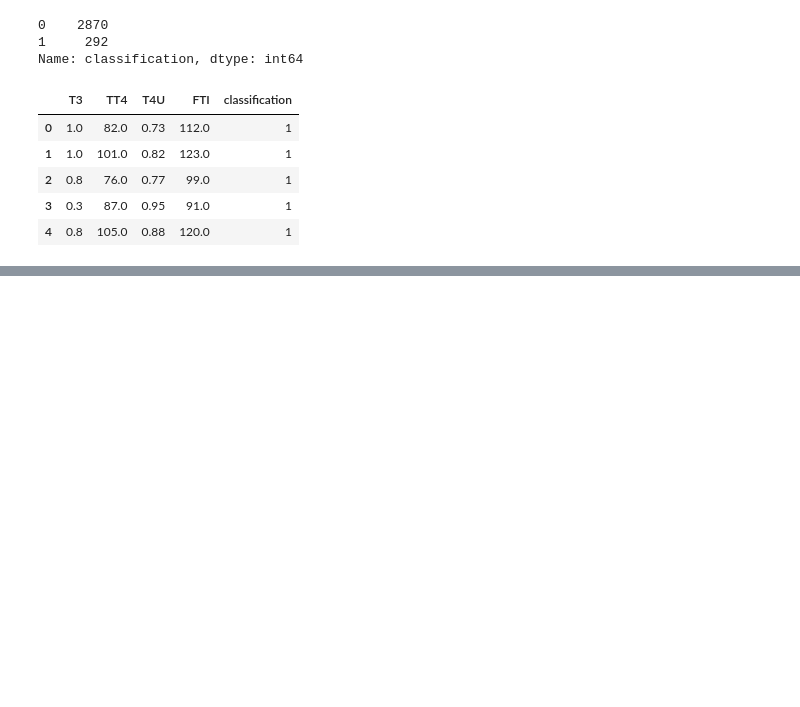
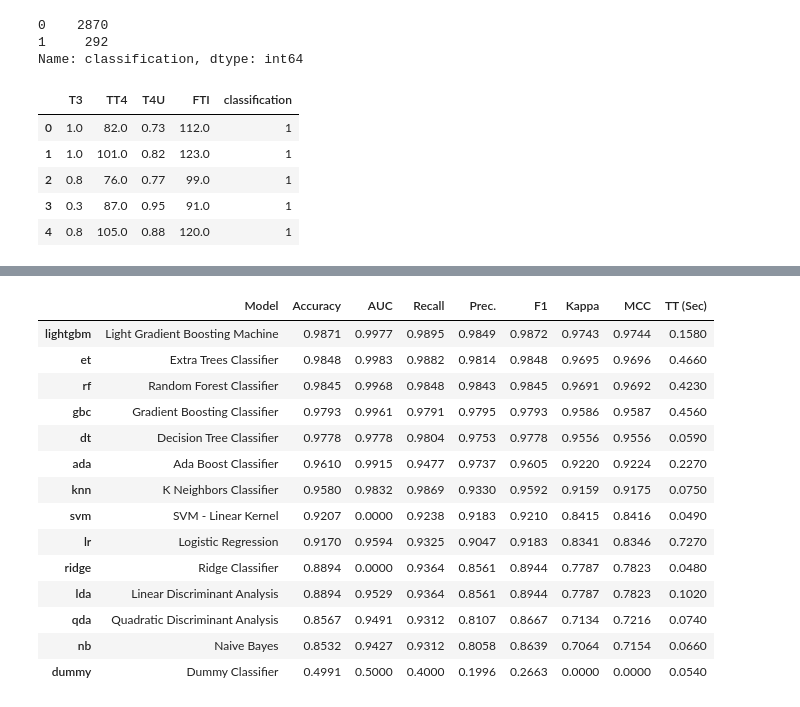
Before and after one commit to cilab-ufersa/euthyroid_sick_syndrome, a Jupyter notebook: euthyroid_sick_syndrome/notebooks/PycaretFeatures.ipynb, the cells around one changed output, grey strips where cells are left out. Cells and saved outputs as stored; diff of their text form; code cells hidden in the pictures; blank space fills up the shorter version.

```diff
--- a/euthyroid_sick_syndrome/notebooks/PycaretFeatures.ipynb
+++ b/euthyroid_sick_syndrome/notebooks/PycaretFeatures.ipynb
@@ -142,0 +184,3 @@ ExtraTreesClassifier(bootstrap=False, ccp_alpha=0.0, class_weight=None,
+# %%
+best_model = compare_models()
+# %% [output]
@@ -142,0 +188,15 @@ ExtraTreesClassifier(bootstrap=False, ccp_alpha=0.0, class_weight=None,
+|  | Model | Accuracy | AUC | Recall | Prec. | F1 | Kappa | MCC | TT (Sec) |
+| lightgbm | Light Gradient Boosting Machine | 0.9871 | 0.9977 | 0.9895 | 0.9849 | 0.9872 | 0.9743 | 0.9744 | 0.1580 |
+| et | Extra Trees Classifier | 0.9848 | 0.9983 | 0.9882 | 0.9814 | 0.9848 | 0.9695 | 0.9696 | 0.4660 |
+| rf | Random Forest Classifier | 0.9845 | 0.9968 | 0.9848 | 0.9843 | 0.9845 | 0.9691 | 0.9692 | 0.4230 |
+| gbc | Gradient Boosting Classifier | 0.9793 | 0.9961 | 0.9791 | 0.9795 | 0.9793 | 0.9586 | 0.9587 | 0.4560 |
+| dt | Decision Tree Classifier | 0.9778 | 0.9778 | 0.9804 | 0.9753 | 0.9778 | 0.9556 | 0.9556 | 0.0590 |
+| ada | Ada Boost Classifier | 0.9610 | 0.9915 | 0.9477 | 0.9737 | 0.9605 | 0.9220 | 0.9224 | 0.2270 |
+| knn | K Neighbors Classifier | 0.9580 | 0.9832 | 0.9869 | 0.9330 | 0.9592 | 0.9159 | 0.9175 | 0.0750 |
+| svm | SVM - Linear Kernel | 0.9207 | 0.0000 | 0.9238 | 0.9183 | 0.9210 | 0.8415 | 0.8416 | 0.0490 |
+| lr | Logistic Regression | 0.9170 | 0.9594 | 0.9325 | 0.9047 | 0.9183 | 0.8341 | 0.8346 | 0.7270 |
+| ridge | Ridge Classifier | 0.8894 | 0.0000 | 0.9364 | 0.8561 | 0.8944 | 0.7787 | 0.7823 | 0.0480 |
+| lda | Linear Discriminant Analysis | 0.8894 | 0.9529 | 0.9364 | 0.8561 | 0.8944 | 0.7787 | 0.7823 | 0.1020 |
+| qda | Quadratic Discriminant Analysis | 0.8567 | 0.9491 | 0.9312 | 0.8107 | 0.8667 | 0.7134 | 0.7216 | 0.0740 |
+| nb | Naive Bayes | 0.8532 | 0.9427 | 0.9312 | 0.8058 | 0.8639 | 0.7064 | 0.7154 | 0.0660 |
+| dummy | Dummy Classifier | 0.4991 | 0.5000 | 0.4000 | 0.1996 | 0.2663 | 0.0000 | 0.0000 | 0.0540 |
```
Also changed, not shown: parts of 29 cells of this notebook, 1 other file.
